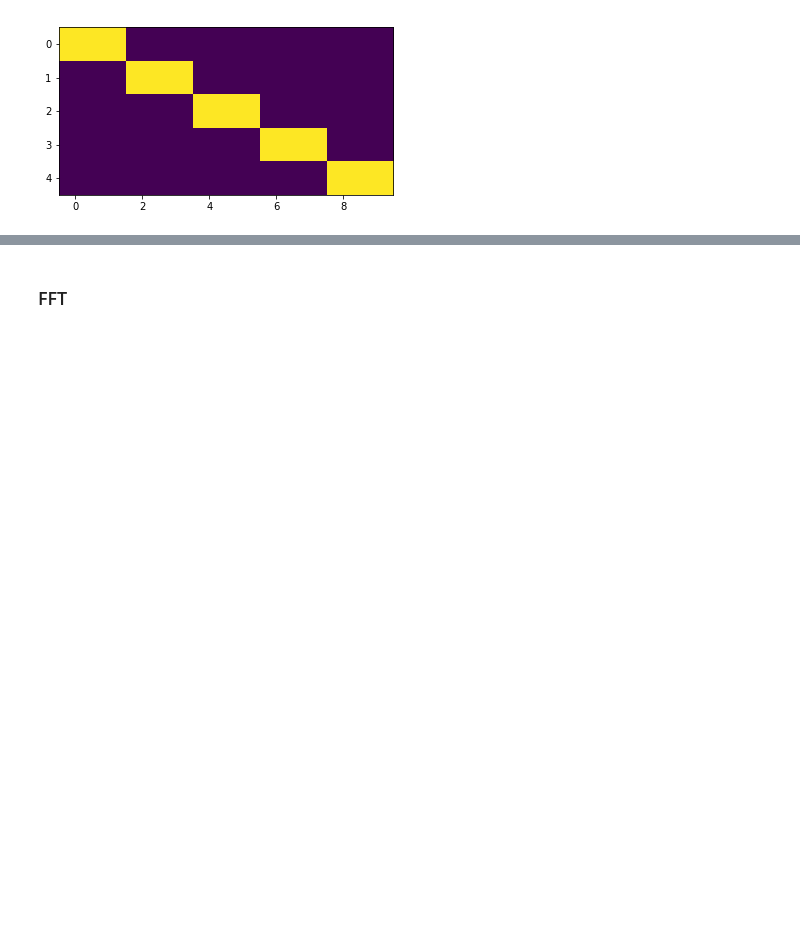
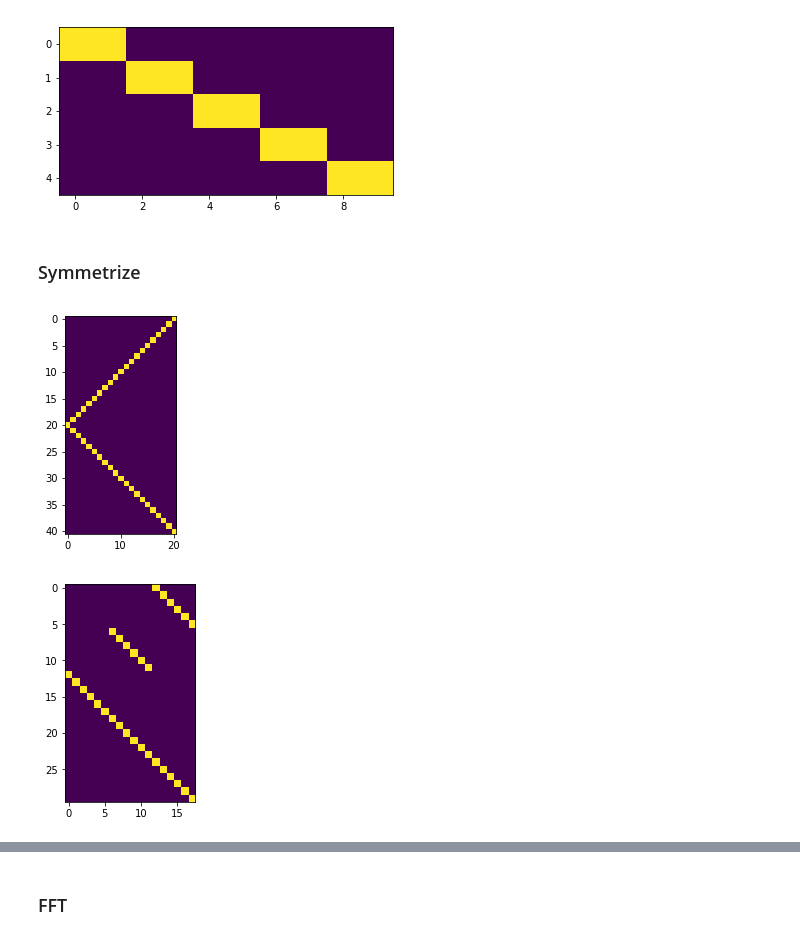
Before and after one commit to PyLops/pylops_notebooks, a Jupyter notebook: developement/Visualize_Operators.ipynb, the cells around one changed output, grey strips where cells are left out. Drawn from its saved outputs; the diff is of its cells as text; code cells hidden in the pictures; blank space fills up the shorter version.

```diff
--- a/developement/Visualize_Operators.ipynb
+++ b/developement/Visualize_Operators.ipynb
@@ -183,3 +264,18 @@ plt.imshow(S);
 [figure]
 [figure]
 [figure]
+# %% [markdown]
+### Symmetrize
+# %%
+Sop = Symmetrize(21)
+S = Sop.todense()
+plt.figure()
+plt.imshow(S);
+
+Sop = Symmetrize(3*6, (3, 6), dir=0)
+S = Sop.todense()
+plt.figure()
+plt.imshow(S);
+# %% [output]
+[figure, added]
+[figure, added]
```
Also changed, not shown: parts of 49 cells of this notebook, 17 other files.
